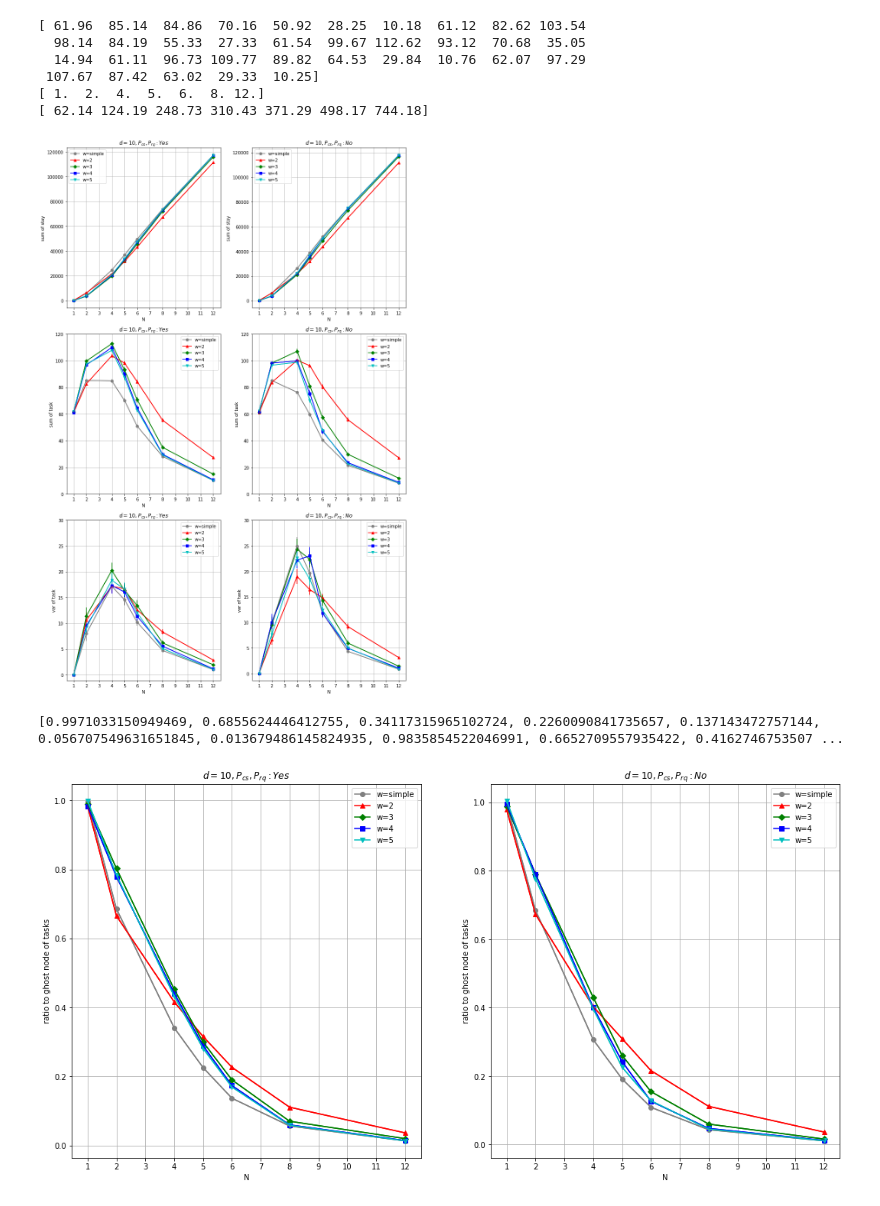
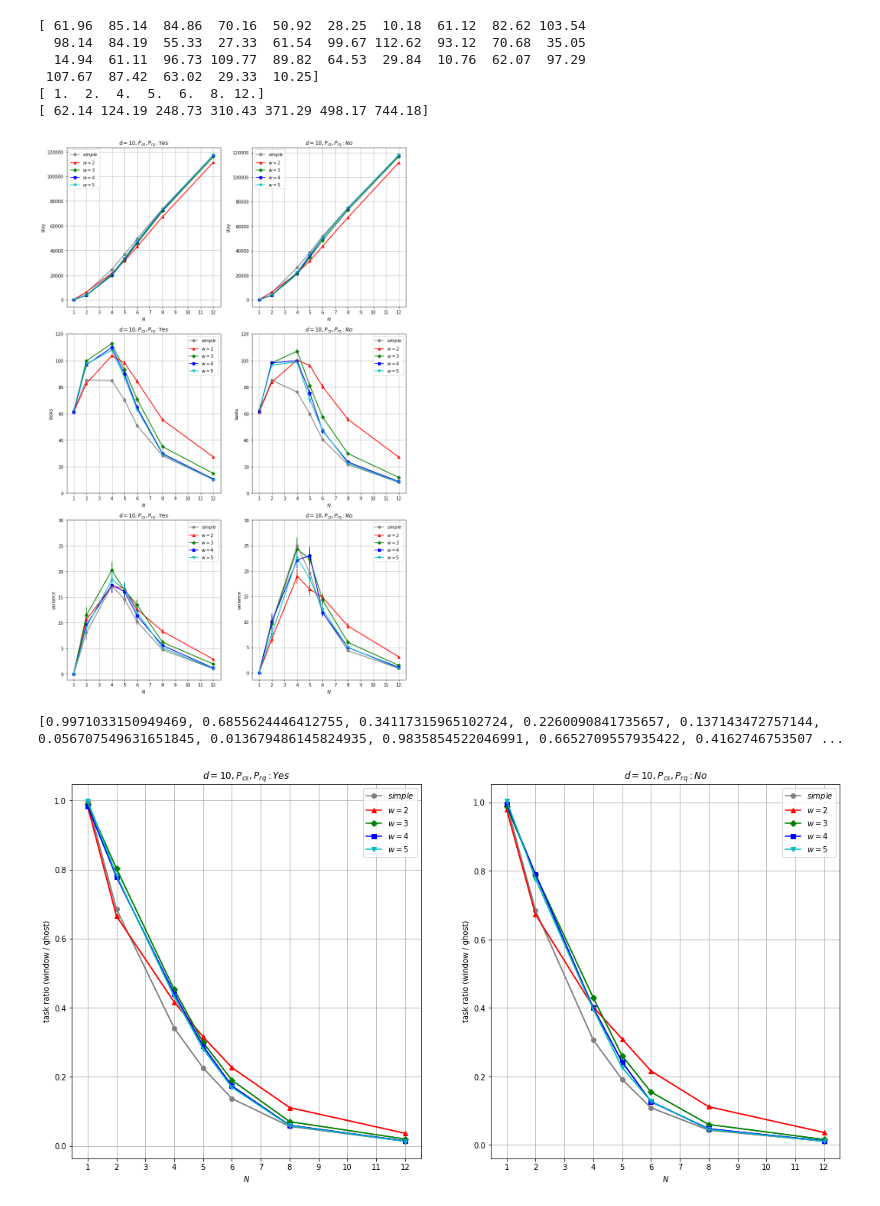
Before and after one commit to shoooooman/pad-data, a Jupyter notebook: data_plot.ipynb, the cells around one changed output. Saved outputs shown, nothing was run; the diff lists cells and outputs as text; code cells hidden in the pictures.

```diff
--- a/data_plot.ipynb
+++ b/data_plot.ipynb
@@ -24,7 +24,7 @@ print(ave_sum_task_g)
 # %%
 MAX_NUM_NODES = 12
 NUM_TYPE_NUM_NODES = 7 # 1, 2, 4, 5, 6, 8, 12 -> 7 types
-WINDOW_SIZES = ['simple', '2', '3', '4', '5'] # redefined below
+WINDOW_SIZES = ['$simple$', '$w=2$', '$w=3$', '$w=4$', '$w=5$'] # redefined below
 NUM_WINDOW_SIZE = 5 # redefined below
 
 COLORS = ["grey", "r", "g", "b", "c", "m", "y", "k", "w"]
@@ -32,7 +32,7 @@ MARKERS = ['o', '^', 'D', 's', 'v', '*']
 
 plt.figure(figsize=(12, 18))
 
-def data_plot(xdata, ydata, errdata, title, ylabel, xlabel='N', num_window_size=NUM_WINDOW_SIZE, window_sizes=WINDOW_SIZES, num_type_num_nodes=NUM_TYPE_NUM_NODES, max_num_nodes=MAX_NUM_NODES):
+def data_plot(xdata, ydata, errdata, title, ylabel, xlabel='$N$', num_window_size=NUM_WINDOW_SIZE, window_sizes=WINDOW_SIZES, num_type_num_nodes=NUM_TYPE_NUM_NODES, max_num_nodes=MAX_NUM_NODES):
     """
     Plot graph with xdata and ydata.
     The second param errdata represents yerror.
@@ -42,41 +42,41 @@ def data_plot(xdata, ydata, errdata, title, ylabel, xlabel='N', num_window_size=
         y = ydata[num_type_num_nodes*i:num_type_num_nodes*(i+1)]
         err = errdata[num_type_num_nodes*i:num_type_num_nodes*(i+1)]
         plt.errorbar(x, y, yerr=err, fmt=COLORS[i])
-        plt.plot(x, y, marker=MARKERS[i], color=COLORS[i], label='w='+window_sizes[i])
+        plt.plot(x, y, marker=MARKERS[i], color=COLORS[i], label=window_sizes[i])
 
     plt.title(title)
     plt.xlabel(xlabel)
     plt.ylabel(ylabel)
     plt.xticks(np.arange(1, max_num_nodes+1, 1.0))
     plt.grid()
     plt.legend()
 
 plt.subplot(3, 2, 1)
-data_plot(num_nodes, ave_sum_stay_t, se_sum_stay_t, '$d=10, P_{cs}, P_{rq}: Yes$', 'sum of stay')
+data_plot(num_nodes, ave_sum_stay_t, se_sum_stay_t, '$d=10, P_{cs}, P_{rq}: Yes$', 'stay')
 
 plt.subplot(3, 2, 2)
-data_plot(num_nodes, ave_sum_stay_f, se_sum_stay_f, '$d=10, P_{cs}, P_{rq}: No$',  'sum of stay')
+data_plot(num_nodes, ave_sum_stay_f, se_sum_stay_f, '$d=10, P_{cs}, P_{rq}: No$',  'stay')
 
 plt.subplot(3, 2, 3)
-data_plot(num_nodes, ave_sum_task_t, se_sum_task_t, '$d=10, P_{cs}, P_{rq}: Yes$', 'sum of task')
+data_plot(num_nodes, ave_sum_task_t, se_sum_task_t, '$d=10, P_{cs}, P_{rq}: Yes$', 'tasks')
 plt.yticks(np.arange(0, 121, 20))
 
 plt.subplot(3, 2, 4)
-data_plot(num_nodes, ave_sum_task_f, se_sum_task_f, '$d=10, P_{cs}, P_{rq}: No$',  'sum of task')
+data_plot(num_nodes, ave_sum_task_f, se_sum_task_f, '$d=10, P_{cs}, P_{rq}: No$',  'tasks')
 plt.yticks(np.arange(0, 121, 20))
 
 plt.subplot(3, 2, 5)
-data_plot(num_nodes, ave_var_task_t, se_var_task_t, '$d=10, P_{cs}, P_{rq}: Yes$',  'var of task')
+data_plot(num_nodes, ave_var_task_t, se_var_task_t, '$d=10, P_{cs}, P_{rq}: Yes$',  'variance')
 plt.yticks(np.arange(0, 31, 5))
 
 plt.subplot(3, 2, 6)
-data_plot(num_nodes, ave_var_task_f, se_var_task_f, '$d=10, P_{cs}, P_{rq}: No$',  'var of task')
+data_plot(num_nodes, ave_var_task_f, se_var_task_f, '$d=10, P_{cs}, P_{rq}: No$',  'variance')
 plt.yticks(np.arange(0, 31, 5))
 
 plt.tight_layout()
 plt.savefig('./fig/graphs-wn.png')
 # %% [output]
-[figure, old version]
+[figure, new version]
 # %%
 ratio_t = []
 ratio_f= []
@@ -92,13 +92,13 @@ plt.figure(figsize=(18, 9))
 print(ratio_t)
 dummy_se = np.zeros(35)
 plt.subplot(1, 2, 1)
-data_plot(num_nodes, ratio_t, dummy_se, '$d=10, P_{cs}, P_{rq}: Yes$', 'ratio to ghost node of tasks')
+data_plot(num_nodes, ratio_t, dummy_se, '$d=10, P_{cs}, P_{rq}: Yes$', 'task ratio (window / ghost)')
 plt.subplot(1, 2, 2)
-data_plot(num_nodes, ratio_f, dummy_se, '$d=10, P_{cs}, P_{rq}: No$', 'ratio to ghost node of tasks')
+data_plot(num_nodes, ratio_f, dummy_se, '$d=10, P_{cs}, P_{rq}: No$', 'task ratio (window / ghost)')
 plt.savefig('./fig/graphs-ghost.png')
 # %% [output]
 [0.9971033150949469, 0.6855624446412755, 0.34117315965102724, 0.2260090841735657, 0.137143472757144, 0.056707549631651845, 0.013679486145824935, 0.9835854522046991, 0.6652709557935422, 0.4162746753507 ...
-[figure, old version]
+[figure, new version]
 # %%
 WINDOW_SIZES = ['2', '3', '4', '5', '6'] # redefined
 NUM_WINDOW_SIZE = 5 # redefined
```
Also changed, not shown: parts of 5 cells of this notebook, 11 other files.
